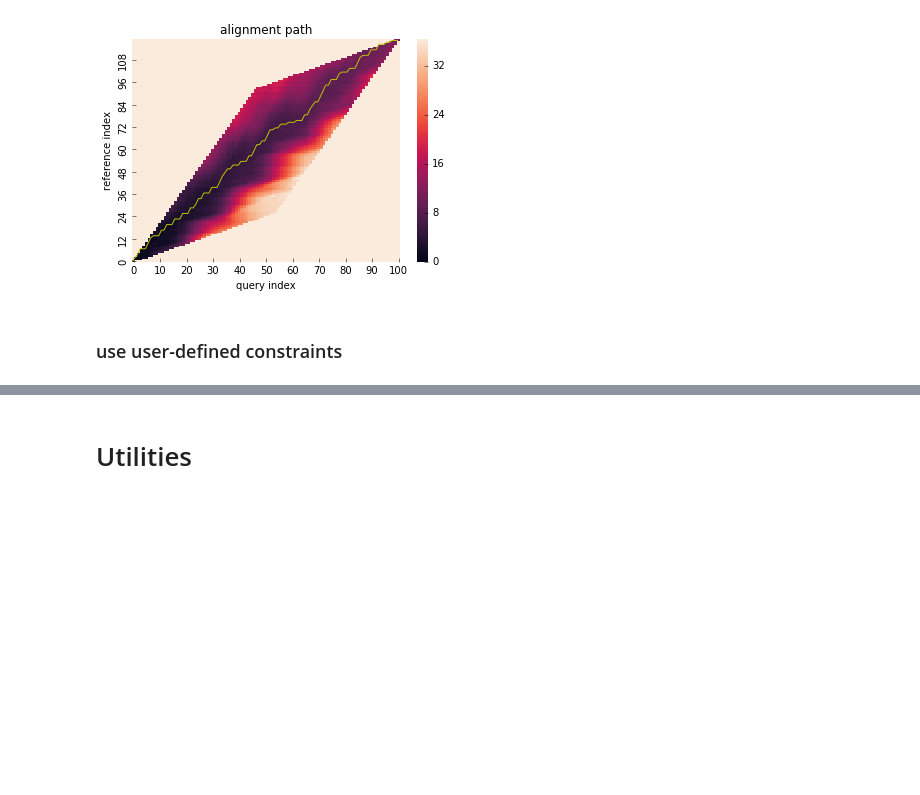
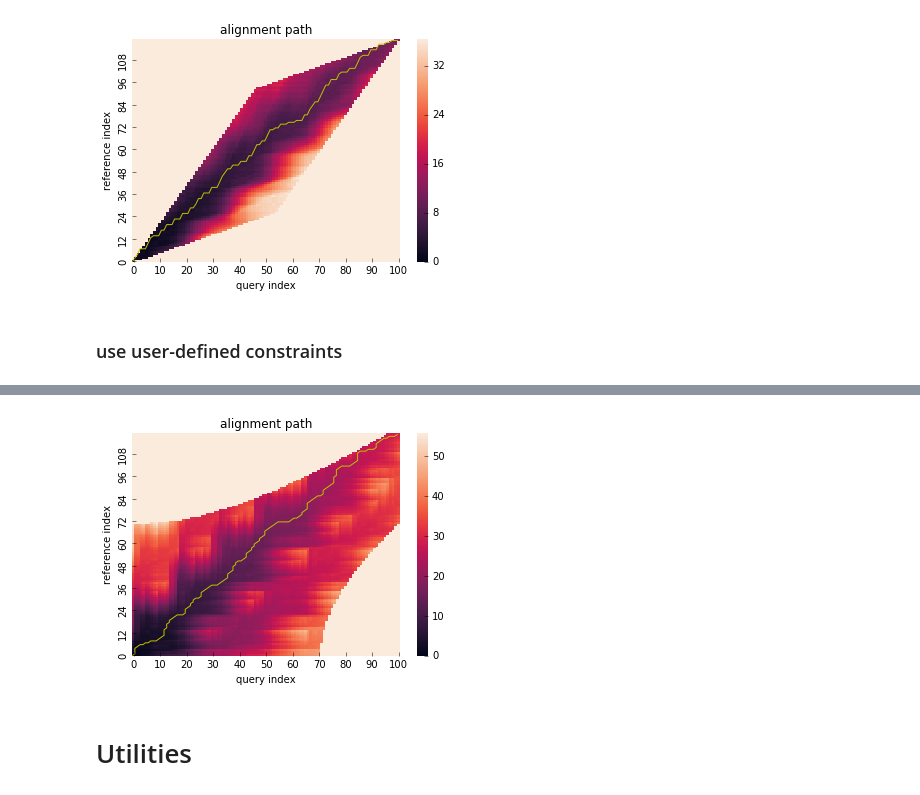
Before and after one commit to statefb/dtwalign, a Jupyter notebook: example.ipynb, the cells around one changed output, grey strips where cells are left out. Drawn from its saved outputs; the diff is of its cells as text; code cells hidden in the pictures; blank space fills up the shorter version.

```diff
--- a/example.ipynb
+++ b/example.ipynb
@@ -168,3 +207,10 @@ ImportError: cannot import name 'UserStepPattern'
+# %%
+# run
+from dtwalign.window import NoWindow
+res = dtw_low(X,window=user_window,pattern=user_step_pattern)
+res.plot_path()
+# %% [output]
+[figure, added]
 # %% [markdown]
 # Utilities
 # %%
```
Also changed, not shown: parts of 9 cells of this notebook, 1 other file.
